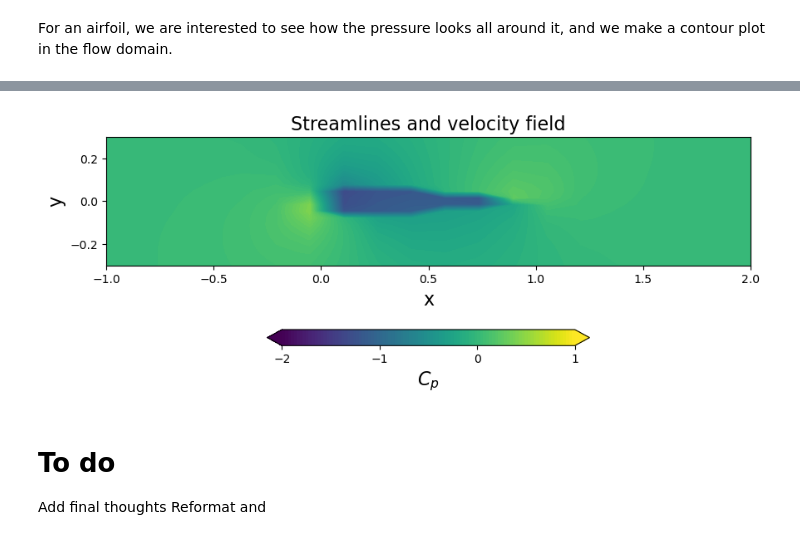
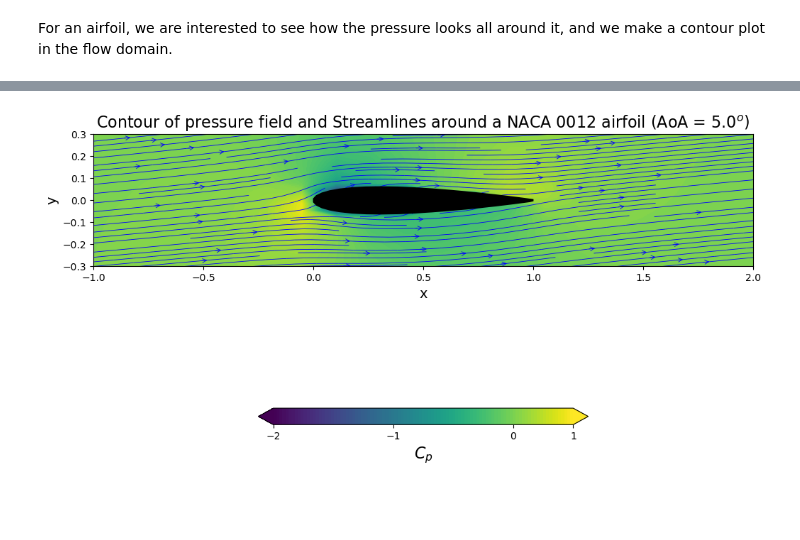
Before and after one commit to pentadont/Project_Math, a Jupyter notebook: Math_project/MathProject.ipynb, the cells around one changed output, grey strips where cells are left out. Cells and saved outputs as stored; diff of their text form; code cells hidden in the pictures; blank space fills up the shorter version.

```diff
--- a/Math_project/MathProject.ipynb
+++ b/Math_project/MathProject.ipynb
@@ -894,30 +846,33 @@ plt.title('Contour of pressure field', fontsize=16);
-# %%
-import numpy as np
-import matplotlib.pyplot as plt
-
-# Plot velocity field using quiver
-plt.figure(figsize=(width, width))
-plt.xlabel('x', fontsize=16)
-plt.ylabel('y', fontsize=16)
-plt.quiver(X, Y, u, v, scale=20, color='blue', alpha=0.6)
-#plt.fill([panel.xc for panel in panels], [panel.yc for panel in panels], color='k', linestyle='solid', linewidth=2, zorder=2)
-plt.axis('scaled')
-plt.xlim(x_start, x_end)
-plt.ylim(y_start, y_end)
-plt.title('Streamlines and velocity field', fontsize=16)
-
-# Compute the pressure field
-cp = 1.0 - (u**2 + v**2) / freestream.u_inf**2
-
-# Plot pressure field as contours
-contf = plt.contourf(X, Y, cp, levels=np.linspace(-2.0, 1.0, 100), extend='both')
-cbar = plt.colorbar(contf, orientation='horizontal', shrink=0.5, pad=0.1, ticks=[-2.0, -1.0, 0.0, 1.0])
-cbar.set_label('$C_p$', fontsize=16)
-
-plt.show()
-# %% [output]
-[figure, removed]
-# %% [markdown]
-# To do
-Add final thoughts
-Reformat and
+# %%
+# Compute the pressure field
+cp = 1.0 - (u ** 2 + v ** 2) / freestream.u_inf ** 2
+
+# Plot the pressure field
+plt.figure(figsize=(12, 8))
+plt.xlabel('x', fontsize=14)
+plt.ylabel('y', fontsize=14)
+
+# Contour plot of pressure field
+contf = plt.contourf(X, Y, cp, levels=np.linspace(-2.0, 0.5, 100), extend='both')
+
+# Colorbar
+cbar = plt.colorbar(contf, orientation='horizontal', shrink=0.5, pad=0.1, ticks=[-2.0, -1.0, 0.0, 1.0])
+cbar.set_label('$C_p$', fontsize=16)
+
+# Streamlines plot
+plt.streamplot(X, Y, u, v, density=1, linewidth=0.6, arrowsize=1, color="blue", arrowstyle='->')
+
+# Airfoil outline
+plt.fill([panel.xc for panel in panels], [panel.yc for panel in panels],
+         color='k', linestyle='solid', linewidth=2, zorder=2)
+
+# Axes and title
+plt.axis('scaled')
+plt.xlim(x_start, x_end)
+plt.ylim(y_start, y_end)
+plt.title('Contour of pressure field and Streamlines around a NACA 0012 airfoil (AoA = ${}^o$)'.format(
+    np.rad2deg(freestream.alpha)), fontsize=16)
+
+plt.show()
+# %% [output]
+[figure, added]
```
Also changed, not shown: parts of 24 cells of this notebook, 11 other files.
